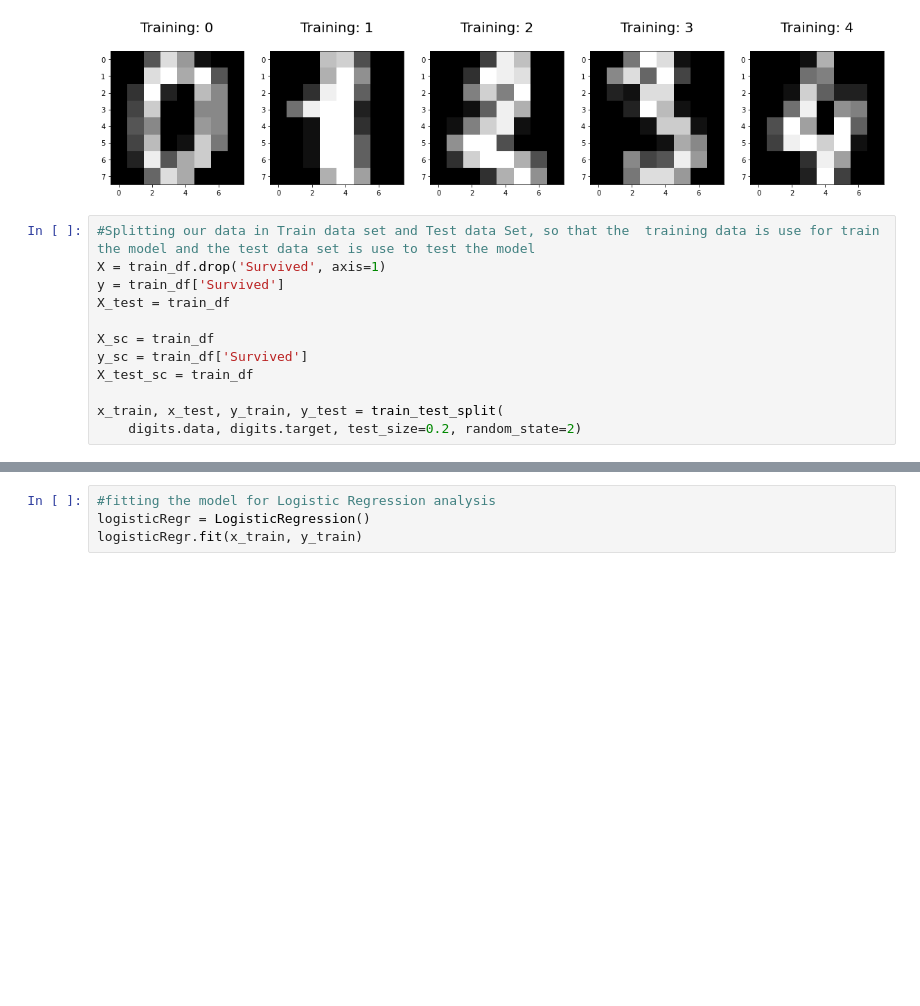
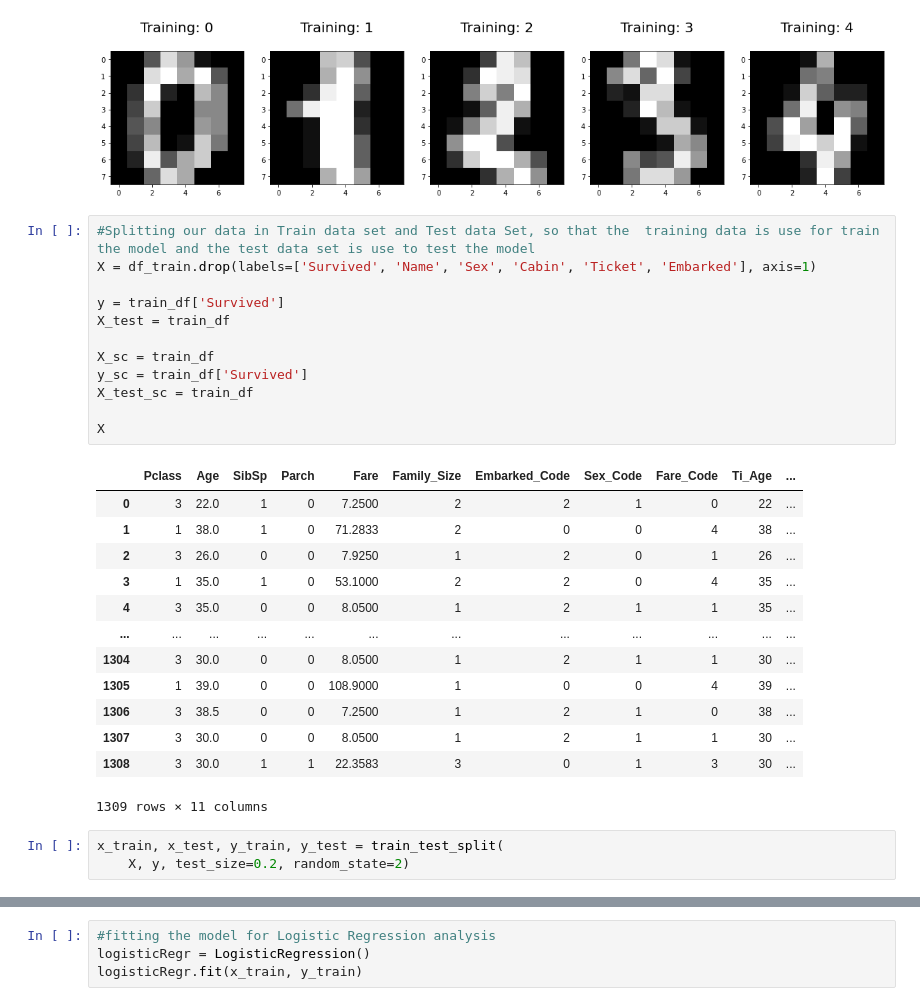
Before and after one commit to chanyadeshani/Group8, a Jupyter notebook: submit_assignment.ipynb, the cells around one changed output, grey strips where cells are left out. Drawn from its saved outputs; the diff is of its cells as text; blank space fills up the shorter version.

```diff
--- a/submit_assignment.ipynb
+++ b/submit_assignment.ipynb
@@ -1460,16 +1460,33 @@ for index, (image, label) in enumerate(zip(digits.data[0:5],digits.target[0:5]))
 [figure]
 # %%
 #Splitting our data in Train data set and Test data Set, so that the  training data is use for train the model and the test data set is use to test the model
-X = train_df.drop('Survived', axis=1)
+X = df_train.drop(labels=['Survived', 'Name', 'Sex', 'Cabin', 'Ticket', 'Embarked'], axis=1)
+
 y = train_df['Survived']
 X_test = train_df
 
 X_sc = train_df
 y_sc = train_df['Survived']
 X_test_sc = train_df
 
-x_train, x_test, y_train, y_test = train_test_split(
-    digits.data, digits.target, test_size=0.2, random_state=2)
+X
+# %% [output]
+|  | Pclass | Age | SibSp | Parch | Fare | Family_Size | Embarked_Code | Sex_Code | Fare_Code | Ti_Age | ... |
+| 0 | 3 | 22.0 | 1 | 0 | 7.2500 | 2 | 2 | 1 | 0 | 22 | ... |
+| 1 | 1 | 38.0 | 1 | 0 | 71.2833 | 2 | 0 | 0 | 4 | 38 | ... |
+| 2 | 3 | 26.0 | 0 | 0 | 7.9250 | 1 | 2 | 0 | 1 | 26 | ... |
+| 3 | 1 | 35.0 | 1 | 0 | 53.1000 | 2 | 2 | 0 | 4 | 35 | ... |
+| 4 | 3 | 35.0 | 0 | 0 | 8.0500 | 1 | 2 | 1 | 1 | 35 | ... |
+| ... | ... | ... | ... | ... | ... | ... | ... | ... | ... | ... | ... |
+| 1304 | 3 | 30.0 | 0 | 0 | 8.0500 | 1 | 2 | 1 | 1 | 30 | ... |
+| 1305 | 1 | 39.0 | 0 | 0 | 108.9000 | 1 | 0 | 0 | 4 | 39 | ... |
+| 1306 | 3 | 38.5 | 0 | 0 | 7.2500 | 1 | 2 | 1 | 0 | 38 | ... |
+| 1307 | 3 | 30.0 | 0 | 0 | 8.0500 | 1 | 2 | 1 | 1 | 30 | ... |
+| 1308 | 3 | 30.0 | 1 | 1 | 22.3583 | 3 | 0 | 1 | 3 | 30 | ... |
+1309 rows × 11 columns
+# %%
+x_train, x_test, y_train, y_test = train_test_split(
+    X, y, test_size=0.2, random_state=2)
 # %%
 print(x_train.shape)
 # %% [output]
```
Also changed, not shown: parts of 11 cells of this notebook.
